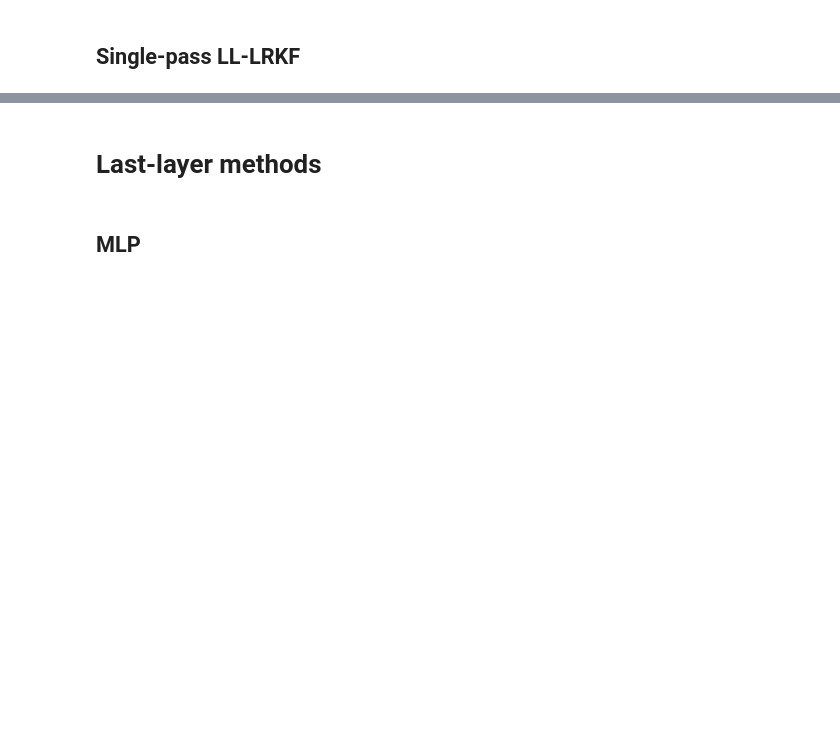
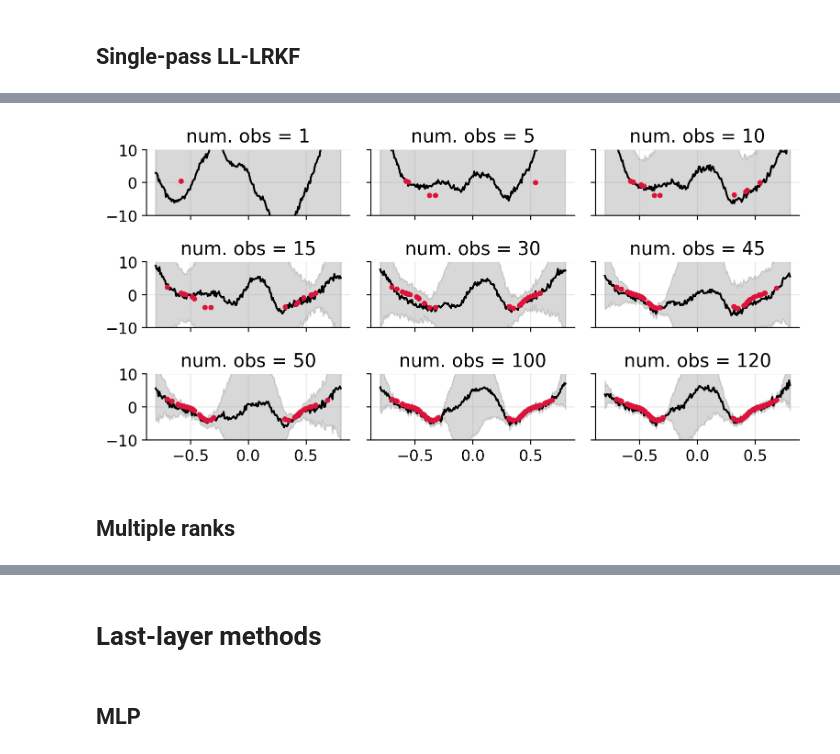
Before and after one commit to gerdm/low-rank-last-layer-inference, a Jupyter notebook: experiments/toy-in-between.ipynb, the cells around one changed output, grey strips where cells are left out. Saved outputs shown, nothing was run; the diff lists cells and outputs as text; code cells hidden in the pictures; blank space fills up the shorter version.

Commit message:
feat: toy-in-between

```diff
--- a/experiments/toy-in-between.ipynb
+++ b/experiments/toy-in-between.ipynb
@@ -31,7 +31,7 @@ qhigh = 0.75
 # %% [markdown]
 ## Test function
 # %%
-def sample_fn(key, n_samples, noise=0.1):
+def sample_fn(key, n_samples, noise=0.):
     key_W, key_b, key_x, key_y = jax.random.split(key, 4)
 
 
@@ -89,23 +88,0 @@ Array(3.1575, dtype=float32)
-# %%
-%%time
-model = MLP()
-params_init = model.init(key_init_params, x_samples[:, None])
-
-def cov_fn(y): return 0.01
-agent = l3rfilter.LowRankLastLayer(
-    model.apply, cov_fn, dynamics_hidden=0.0, dynamics_last=0.0, rank=20,
-)
-
-cov_hidden = 0.4
-cov_last = 0.7
-bel_init = agent.init_bel(
-    params_init, cov_hidden=cov_hidden, cov_last=cov_last, low_rank_diag=False
-)
-
-
-bel_init = bel_init.replace(
-    mean_hidden=cov_hidden * jax.random.normal(key_hidden, (len(bel_init.mean_hidden)),),
-    mean_last=cov_last*jax.random.normal(key_hidden, (len(bel_init.mean_last)),),
-)
-bel, _ = agent.scan(bel_init, y_samples, x_samples[:, None])
-bel = jax.block_until_ready(bel)
@@ -135,0 +134,19 @@ plt.plot(xrange, pvar_x)
+# %%
+timesteps = [1, 5, 10, 15, 30, 45, 50, 100, 120]
+fig, axs = plt.subplots(3, 3, sharex=True, sharey=True, figsize=(7.2 * 1.1, 4))
+for axi, timestep in zip(axs.ravel(), timesteps):
+    bel = jax.tree.map(lambda x: x[timestep], bel_hist)
+
+    pvar_x = jnp.sqrt(ppvar(xrange[:, None],bel).squeeze())
+    pmean_x = agent.mean_fn(bel.mean_hidden, bel.mean_last, xrange[:, None]).squeeze()
+    axi.fill_between(xrange, pmean_x - 2 * pvar_x, pmean_x + 2  *  pvar_x, color="gray", alpha=0.3)
+    axi.plot(xrange, pmean_x, c="black")
+    axi.scatter(x_samples[:timestep], y_samples[:timestep], c="crimson", zorder=3, s=10)
+    plt.ylim(-10, 10)
+    axi.grid(alpha=0.3)
+    axi.set_title(f"num. obs = {timestep}")
+plt.tight_layout()
+# %% [output]
+[figure, added]
+# %% [markdown]
+## Multiple ranks
```
Also changed, not shown: parts of 12 cells of this notebook.
